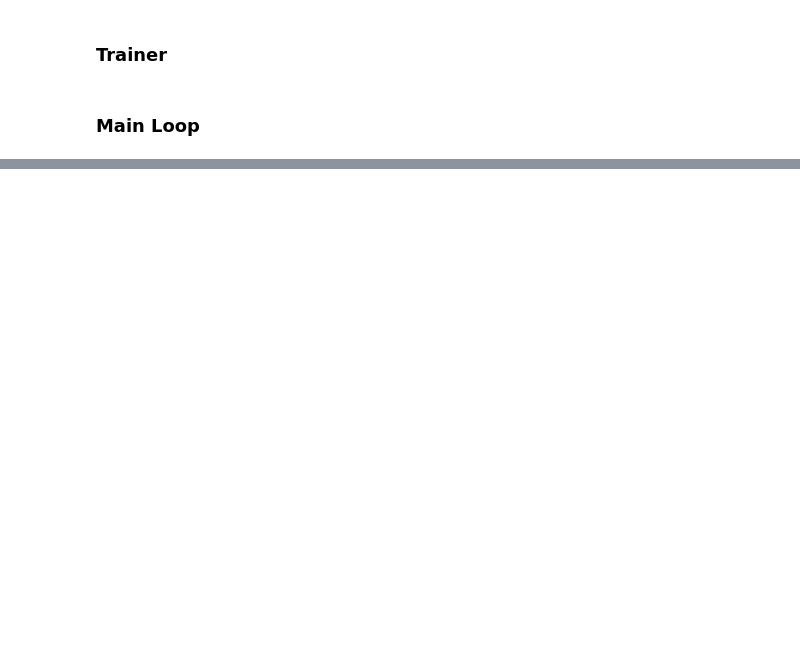
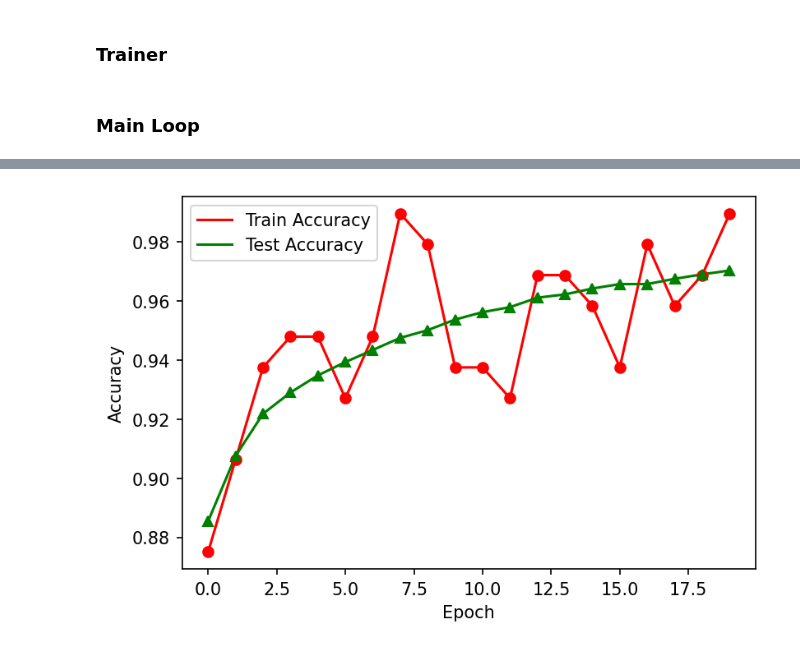
Before and after one commit to OscarJin/DeepLearning, a Jupyter notebook: Hw1/hw1.ipynb, the cells around one changed output, grey strips where cells are left out. Cells and saved outputs as stored; diff of their text form; code cells hidden in the pictures; blank space fills up the shorter version.

```diff
--- a/Hw1/hw1.ipynb
+++ b/Hw1/hw1.ipynb
@@ -997,0 +1074,11 @@ print(f"Best Accuracy: {best_acc:.3f}")
+# %%
+plt.figure(dpi=150)
+l3 = plt.plot(epoch_list, train_acc_list, 'r-', label='Train Accuracy')
+l4 = plt.plot(epoch_list, test_acc_list, 'g-', label='Test Accuracy')
+plt.plot(epoch_list, train_acc_list, 'ro', epoch_list, test_acc_list, 'g^')
+plt.xlabel('Epoch')
+plt.ylabel('Accuracy')
+plt.legend()
+plt.show()
+# %% [output]
+[figure, added]
```
Also changed, not shown: parts of 16 cells of this notebook.
